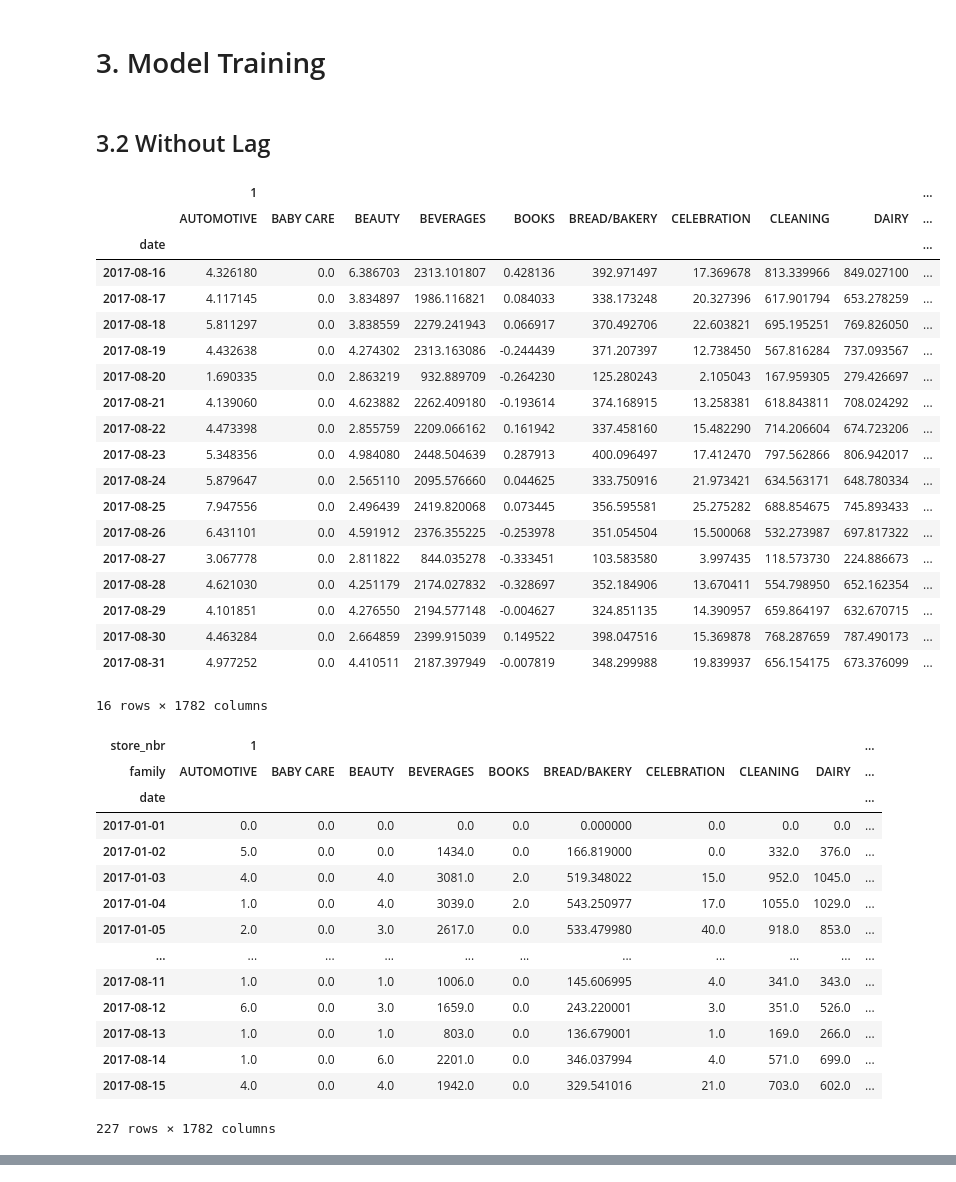
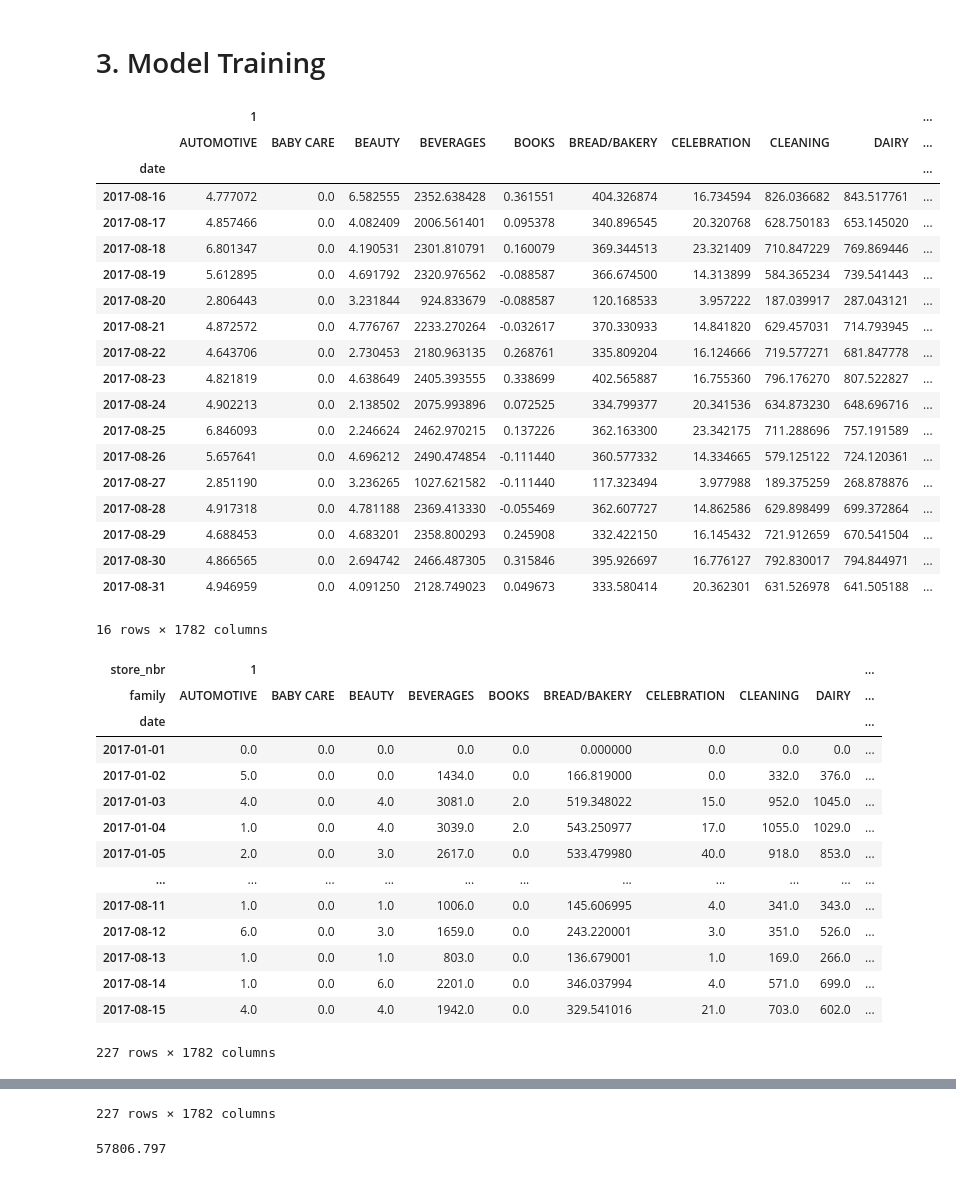
Before and after one commit to Intereswing/HITsz-Master-laboratory, a Jupyter notebook: machine-learning/model_ml.ipynb, the cells around one changed output, grey strips where cells are left out. Saved outputs shown, nothing was run; the diff lists cells and outputs as text; code cells hidden in the pictures.

```diff
--- a/machine-learning/model_ml.ipynb
+++ b/machine-learning/model_ml.ipynb
@@ -194,6 +212,6 @@ display(X_promotion_test)
 # %%
 from statsmodels.tsa.deterministic import DeterministicProcess, CalendarFourier
-fourier = CalendarFourier(freq='ME', order=4)
+fourier = CalendarFourier(freq='W', order=4)
 dp = DeterministicProcess(
     y.index,
     constant=True,
@@ -251,6 +269,7 @@ import matplotlib.pyplot as plt
 store_numbers = store_sales.index.get_level_values('store_nbr').unique()
 families = store_sales.index.get_level_values('family').unique()
 y_pred = []
+y_fit = []
 for STORE_NBR in store_numbers:
     for FAMILY in families:
         idx = (slice(None), STORE_NBR, FAMILY)
@@ -264,7 +283,8 @@ for STORE_NBR in store_numbers:
 
         model = LinearRegression(fit_intercept=False)
         model.fit(X_i, y_i)
-
+        y_fit_i = pd.Series(model.predict(X_i), index=X_promotion.index, name=y_i.name, dtype=y_i.dtype)
+        y_fit.append(y_fit_i)
         # y_pred_i = []
         #
         # X_lag_pred = X_lag.loc[:, idx].iloc[[-1]]
@@ -301,31 +321,33 @@ for STORE_NBR in store_numbers:
         y_pred.append(y_pred_i)
 
 y_pred = pd.concat(y_pred, axis=1)
+y_fit = pd.concat(y_fit, axis=1)
-# %% [markdown]
-## 3.2 Without Lag
 # %%
+from sklearn.metrics import mean_squared_error
 display(y_pred)
 display(y)
+display(y_fit)
+display(mean_squared_error(y, y_fit))
 # %% [output]
 |  | 1 |  |  |  |  |  |  |  |  | ... |
 |  | AUTOMOTIVE | BABY CARE | BEAUTY | BEVERAGES | BOOKS | BREAD/BAKERY | CELEBRATION | CLEANING | DAIRY | ... |
 | date |  |  |  |  |  |  |  |  |  | ... |
-| 2017-08-16 | 4.326180 | 0.0 | 6.386703 | 2313.101807 | 0.428136 | 392.971497 | 17.369678 | 813.339966 | 849.027100 | ... |
-| 2017-08-17 | 4.117145 | 0.0 | 3.834897 | 1986.116821 | 0.084033 | 338.173248 | 20.327396 | 617.901794 | 653.278259 | ... |
-| 2017-08-18 | 5.811297 | 0.0 | 3.838559 | 2279.241943 | 0.066917 | 370.492706 | 22.603821 | 695.195251 | 769.826050 | ... |
-| 2017-08-19 | 4.432638 | 0.0 | 4.274302 | 2313.163086 | -0.244439 | 371.207397 | 12.738450 | 567.816284 | 737.093567 | ... |
-| 2017-08-20 | 1.690335 | 0.0 | 2.863219 | 932.889709 | -0.264230 | 125.280243 | 2.105043 | 167.959305 | 279.426697 | ... |
-| 2017-08-21 | 4.139060 | 0.0 | 4.623882 | 2262.409180 | -0.193614 | 374.168915 | 13.258381 | 618.843811 | 708.024292 | ... |
-| 2017-08-22 | 4.473398 | 0.0 | 2.855759 | 2209.066162 | 0.161942 | 337.458160 | 15.482290 | 714.206604 | 674.723206 | ... |
-| 2017-08-23 | 5.348356 | 0.0 | 4.984080 | 2448.504639 | 0.287913 | 400.096497 | 17.412470 | 797.562866 | 806.942017 | ... |
-| 2017-08-24 | 5.879647 | 0.0 | 2.565110 | 2095.576660 | 0.044625 | 333.750916 | 21.973421 | 634.563171 | 648.780334 | ... |
-| 2017-08-25 | 7.947556 | 0.0 | 2.496439 | 2419.820068 | 0.073445 | 356.595581 | 25.275282 | 688.854675 | 745.893433 | ... |
-| 2017-08-26 | 6.431101 | 0.0 | 4.591912 | 2376.355225 | -0.253978 | 351.054504 | 15.500068 | 532.273987 | 697.817322 | ... |
-| 2017-08-27 | 3.067778 | 0.0 | 2.811822 | 844.035278 | -0.333451 | 103.583580 | 3.997435 | 118.573730 | 224.886673 | ... |
-| 2017-08-28 | 4.621030 | 0.0 | 4.251179 | 2174.027832 | -0.328697 | 352.184906 | 13.670411 | 554.798950 | 652.162354 | ... |
-| 2017-08-29 | 4.101851 | 0.0 | 4.276550 | 2194.577148 | -0.004627 | 324.851135 | 14.390957 | 659.864197 | 632.670715 | ... |
-| 2017-08-30 | 4.463284 | 0.0 | 2.664859 | 2399.915039 | 0.149522 | 398.047516 | 15.369878 | 768.287659 | 787.490173 | ... |
-| 2017-08-31 | 4.977252 | 0.0 | 4.410511 | 2187.397949 | -0.007819 | 348.299988 | 19.839937 | 656.154175 | 673.376099 | ... |
+| 2017-08-16 | 4.777072 | 0.0 | 6.582555 | 2352.638428 | 0.361551 | 404.326874 | 16.734594 | 826.036682 | 843.517761 | ... |
+| 2017-08-17 | 4.857466 | 0.0 | 4.082409 | 2006.561401 | 0.095378 | 340.896545 | 20.320768 | 628.750183 | 653.145020 | ... |
+| 2017-08-18 | 6.801347 | 0.0 | 4.190531 | 2301.810791 | 0.160079 | 369.344513 | 23.321409 | 710.847229 | 769.869446 | ... |
+| 2017-08-19 | 5.612895 | 0.0 | 4.691792 | 2320.976562 | -0.088587 | 366.674500 | 14.313899 | 584.365234 | 739.541443 | ... |
+| 2017-08-20 | 2.806443 | 0.0 | 3.231844 | 924.833679 | -0.088587 | 120.168533 | 3.957222 | 187.039917 | 287.043121 | ... |
+| 2017-08-21 | 4.872572 | 0.0 | 4.776767 | 2233.270264 | -0.032617 | 370.330933 | 14.841820 | 629.457031 | 714.793945 | ... |
+| 2017-08-22 | 4.643706 | 0.0 | 2.730453 | 2180.963135 | 0.268761 | 335.809204 | 16.124666 | 719.577271 | 681.847778 | ... |
+| 2017-08-23 | 4.821819 | 0.0 | 4.638649 | 2405.393555 | 0.338699 | 402.565887 | 16.755360 | 796.176270 | 807.522827 | ... |
+| 2017-08-24 | 4.902213 | 0.0 | 2.138502 | 2075.993896 | 0.072525 | 334.799377 | 20.341536 | 634.873230 | 648.696716 | ... |
+| 2017-08-25 | 6.846093 | 0.0 | 2.246624 | 2462.970215 | 0.137226 | 362.163300 | 23.342175 | 711.288696 | 757.191589 | ... |
+| 2017-08-26 | 5.657641 | 0.0 | 4.696212 | 2490.474854 | -0.111440 | 360.577332 | 14.334665 | 579.125122 | 724.120361 | ... |
+| 2017-08-27 | 2.851190 | 0.0 | 3.236265 | 1027.621582 | -0.111440 | 117.323494 | 3.977988 | 189.375259 | 268.878876 | ... |
+| 2017-08-28 | 4.917318 | 0.0 | 4.781188 | 2369.413330 | -0.055469 | 362.607727 | 14.862586 | 629.898499 | 699.372864 | ... |
+| 2017-08-29 | 4.688453 | 0.0 | 4.683201 | 2358.800293 | 0.245908 | 332.422150 | 16.145432 | 721.912659 | 670.541504 | ... |
+| 2017-08-30 | 4.866565 | 0.0 | 2.694742 | 2466.487305 | 0.315846 | 395.926697 | 16.776127 | 792.830017 | 794.844971 | ... |
+| 2017-08-31 | 4.946959 | 0.0 | 4.091250 | 2128.749023 | 0.049673 | 333.580414 | 20.362301 | 631.526978 | 641.505188 | ... |
 16 rows × 1782 columns
 | store_nbr | 1 |  |  |  |  |  |  |  |  | ... |
 | family | AUTOMOTIVE | BABY CARE | BEAUTY | BEVERAGES | BOOKS | BREAD/BAKERY | CELEBRATION | CLEANING | DAIRY | ... |
@@ -344,0 +381,2 @@ display(y)
+227 rows × 1782 columns
+57806.797
```
Also changed, not shown: parts of 9 cells of this notebook.
